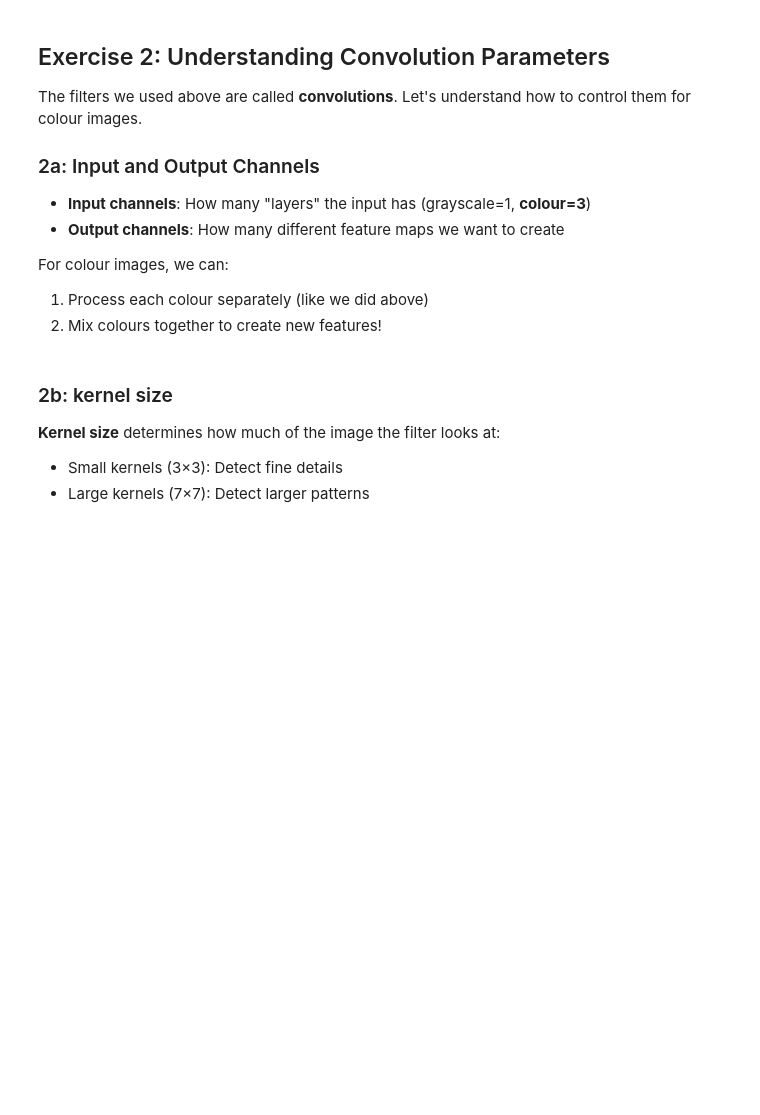
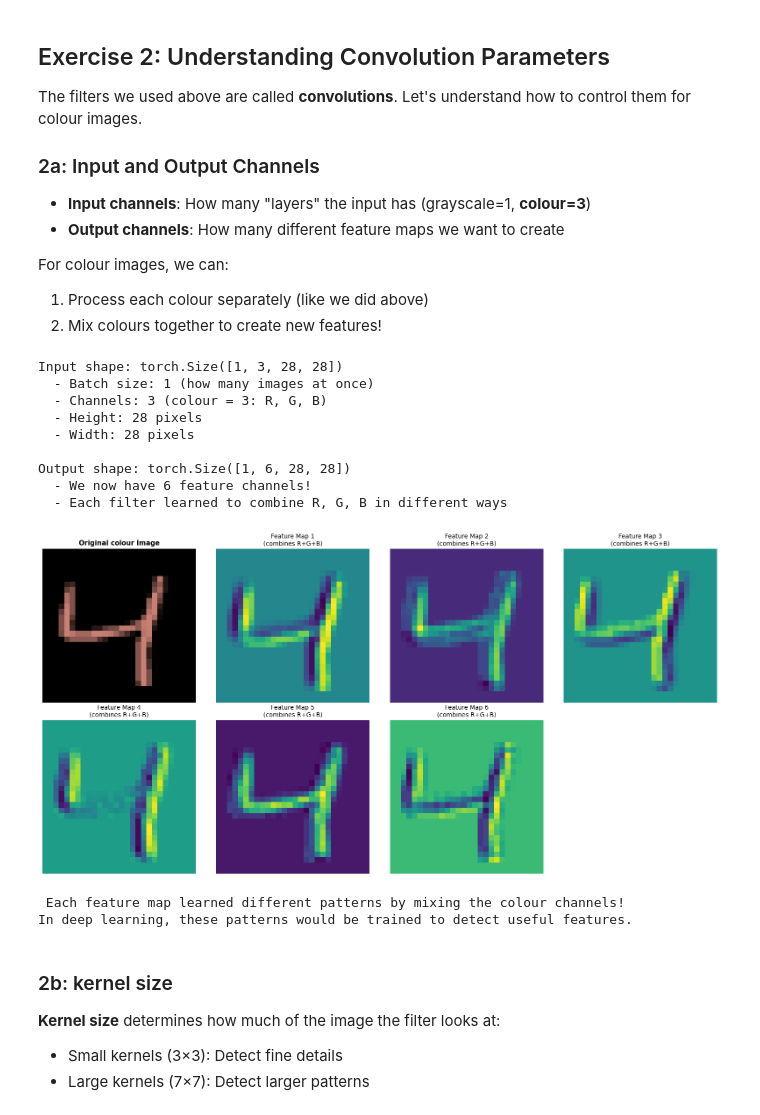
Before and after one commit to Ian-YJX/deep-learning-2026, a Jupyter notebook: SESSION3/session3_part1_student.ipynb, the cells around one changed output. Saved outputs shown, nothing was run; the diff lists cells and outputs as text; code cells hidden in the pictures; blank space fills up the shorter version.

```diff
--- a/SESSION3/session3_part1_student.ipynb
+++ b/SESSION3/session3_part1_student.ipynb
@@ -460,7 +527,7 @@ For colour images, we can:
 # Let's create a filter that takes 3 inputs (RGB) and produces 6 outputs
 # This means we're learning 6 different patterns from the colour image!
 multi_filter = torch.nn.Conv2d(
-    in_channels= # TODO: Fill how many channels we need for our coloured MNIST images
+    in_channels= 3,# TODO: Fill how many channels we need for our coloured MNIST images
     out_channels=6,     # We want to detect 6 different patterns
     kernel_size=3,      # Each filter looks at 3×3 pixels
     padding=1           # Keep the same size
@@ -476,33 +543,46 @@ print(f"  - Channels: {x.shape[1]} (colour = 3: R, G, B)")
 print(f"  - Height: {x.shape[2]} pixels")
 print(f"  - Width: {x.shape[3]} pixels")
 
 print(f"\nOutput shape: {output.shape}")
 print(f"  - We now have {output.shape[1]} feature channels!")
 print(f"  - Each filter learned to combine R, G, B in different ways")
 
 # Visualize what each of the 6 filters detected
 fig, axes = plt.subplots(2, 4, figsize=(16, 8))
 axes = axes.ravel()
 
 # Show original
 axes[0].imshow(img.permute(1, 2, 0).numpy())
 axes[0].set_title('Original colour Image', fontsize=11, fontweight='bold')
 axes[0].axis('off')
 
 # Show each of the 6 filter outputs
 for i in range(6):
     axes[i+1].imshow(output[0, i].detach().numpy(), cmap='viridis')
     axes[i+1].set_title(f'Feature Map {i+1}\n(combines R+G+B)', fontsize=10)
     axes[i+1].axis('off')
 
 # Hide the last empty subplot
 axes[7].axis('off')
 
 plt.tight_layout()
 plt.show()
 
 print("\n Each feature map learned different patterns by mixing the colour channels!")
 print("In deep learning, these patterns would be trained to detect useful features.")
+# %% [output]
+Input shape: torch.Size([1, 3, 28, 28])
+  - Batch size: 1 (how many images at once)
+  - Channels: 3 (colour = 3: R, G, B)
+  - Height: 28 pixels
+  - Width: 28 pixels
+
+Output shape: torch.Size([1, 6, 28, 28])
+  - We now have 6 feature channels!
+  - Each filter learned to combine R, G, B in different ways
+[figure, added]
+ Each feature map learned different patterns by mixing the colour channels!
+In deep learning, these patterns would be trained to detect useful features.
 # %% [markdown]
 ### 2b: kernel size
 
```
Also changed, not shown: parts of 20 cells of this notebook, 52 other files.
